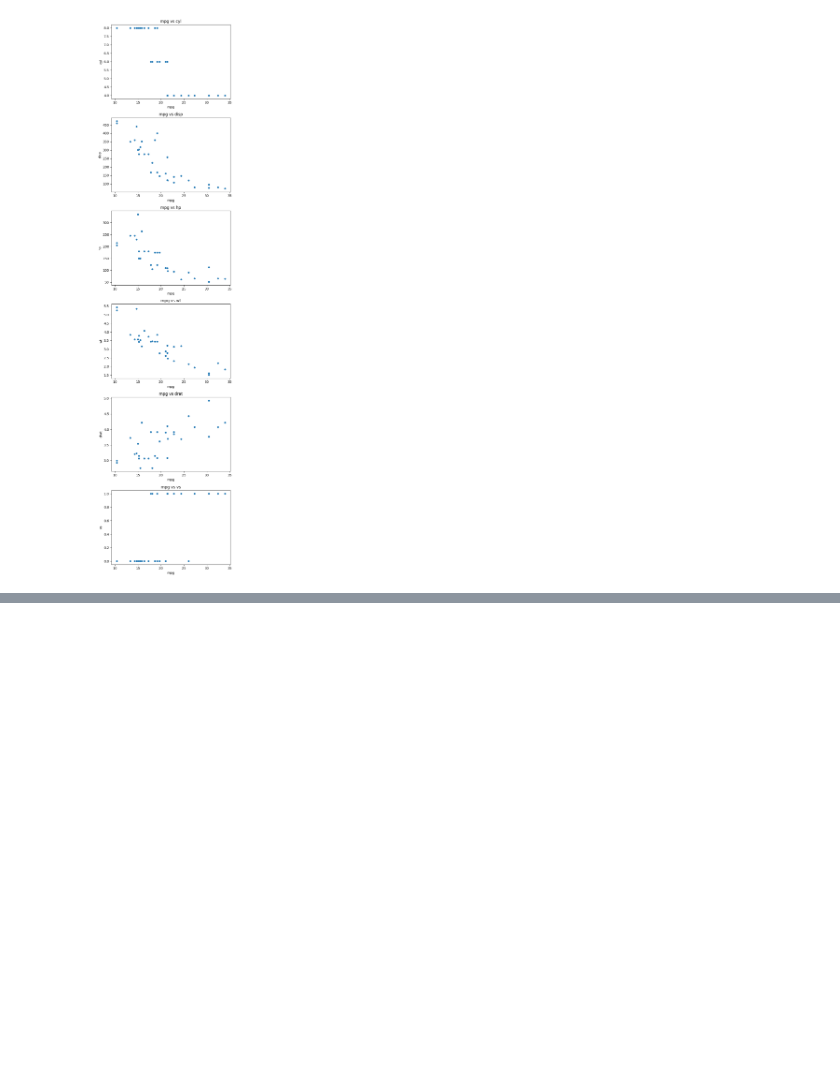
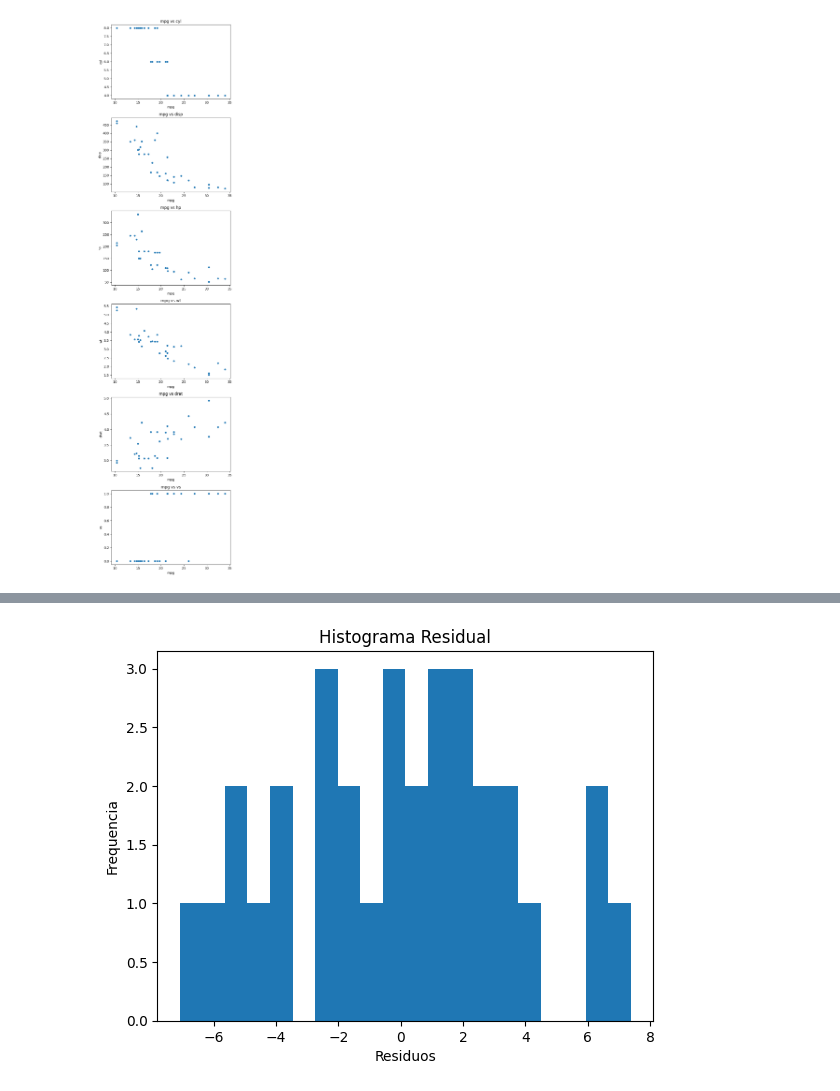
Before and after one commit to Viero19G/curso_ia, a Jupyter notebook: regressao_linear/com_stats_models.ipynb, the cells around one changed output, grey strips where cells are left out. Drawn from its saved outputs; the diff is of its cells as text; code cells hidden in the pictures; blank space fills up the shorter version.

Commit message:
segundo lab, analise de residuos e criacao do modelo

```diff
--- a/regressao_linear/com_stats_models.ipynb
+++ b/regressao_linear/com_stats_models.ipynb
@@ -47,3 +47,10 @@ plt.tight_layout()
 plt.show()
 # %% [output]
 [figure]
+# %%
+#testes de variáveis
+# modelo = sm.ols(formula='mpg ~ wt + disp + hp', data=base)
+# modelo = sm.ols(formula='mpg ~ cyl + disp', data=base)
+modelo = sm.ols(formula='mpg ~drat + vs', data=base)
+modelo = modelo.fit()
+modelo.summary()
@@ -49,0 +78,9 @@ plt.show()
+# %%
+residuos = modelo.resid
+plt.hist(residuos, bins=20)
+plt.xlabel("Residuos")
+plt.ylabel("Frequencia")
+plt.title("Histograma Residual")
+plt.show()
+# %% [output]
+[figure, added]
```
Also changed, not shown: parts of 4 cells of this notebook.
